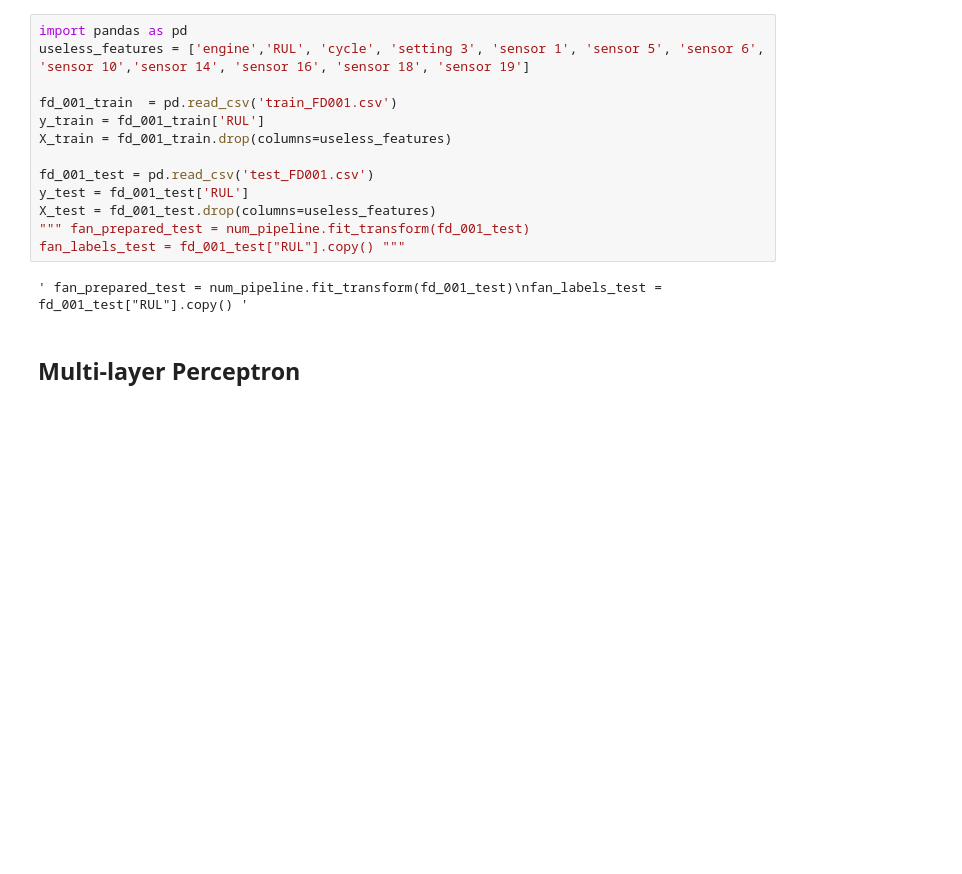
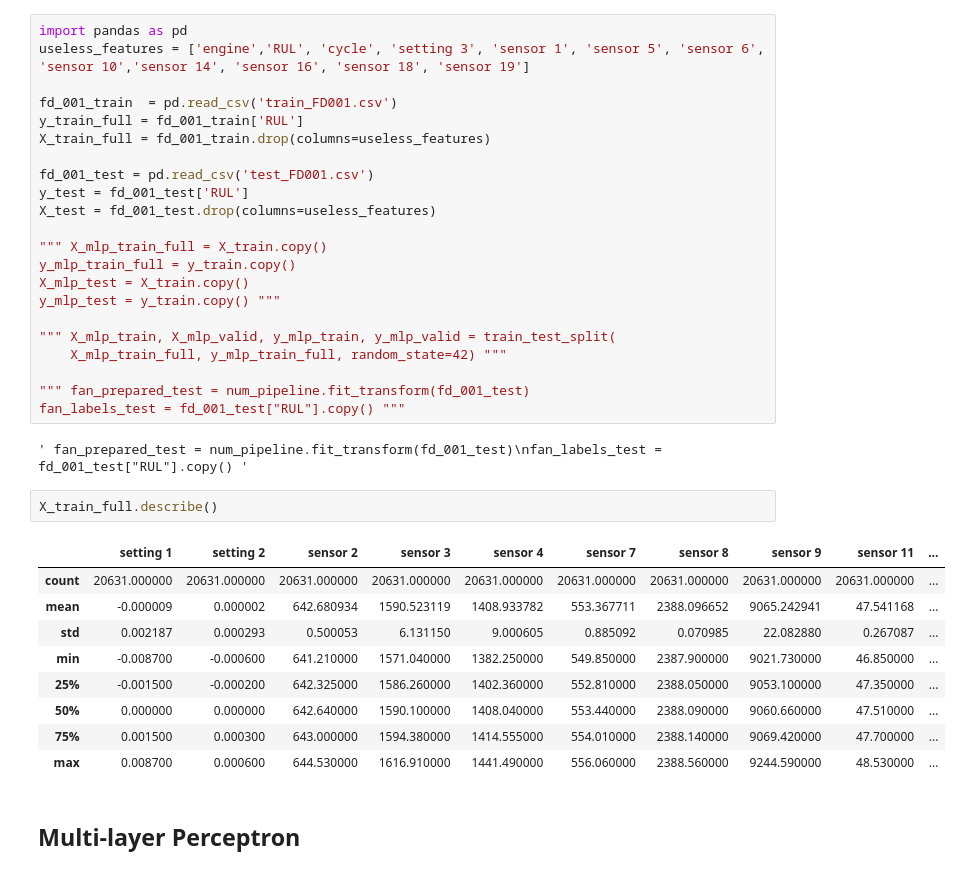
Before and after one commit to larsRikard/Machine-learning-and-sensor-technology, a Jupyter notebook: Assignment 3/Assignment 3.ipynb, the cells around one changed output. Drawn from its saved outputs; the diff is of its cells as text; blank space fills up the shorter version.

```diff
--- a/Assignment 3/Assignment 3.ipynb
+++ b/Assignment 3/Assignment 3.ipynb
@@ -69,16 +79,37 @@ import pandas as pd
 useless_features = ['engine','RUL', 'cycle', 'setting 3', 'sensor 1', 'sensor 5', 'sensor 6', 'sensor 10','sensor 14', 'sensor 16', 'sensor 18', 'sensor 19']
 
 fd_001_train  = pd.read_csv('train_FD001.csv')
-y_train = fd_001_train['RUL']
-X_train = fd_001_train.drop(columns=useless_features)
+y_train_full = fd_001_train['RUL']
+X_train_full = fd_001_train.drop(columns=useless_features)
 
 fd_001_test = pd.read_csv('test_FD001.csv')
 y_test = fd_001_test['RUL']
 X_test = fd_001_test.drop(columns=useless_features)
+
+""" X_mlp_train_full = X_train.copy()
+y_mlp_train_full = y_train.copy()
+X_mlp_test = X_train.copy()
+y_mlp_test = y_train.copy() """
+
+""" X_mlp_train, X_mlp_valid, y_mlp_train, y_mlp_valid = train_test_split(
+    X_mlp_train_full, y_mlp_train_full, random_state=42) """
+
 """ fan_prepared_test = num_pipeline.fit_transform(fd_001_test)
 fan_labels_test = fd_001_test["RUL"].copy() """
 # %% [output]
 ' fan_prepared_test = num_pipeline.fit_transform(fd_001_test)\nfan_labels_test = fd_001_test["RUL"].copy() '
+# %%
+X_train_full.describe()
+# %% [output]
+|  | setting 1 | setting 2 | sensor 2 | sensor 3 | sensor 4 | sensor 7 | sensor 8 | sensor 9 | sensor 11 | ... |
+| count | 20631.000000 | 20631.000000 | 20631.000000 | 20631.000000 | 20631.000000 | 20631.000000 | 20631.000000 | 20631.000000 | 20631.000000 | ... |
+| mean | -0.000009 | 0.000002 | 642.680934 | 1590.523119 | 1408.933782 | 553.367711 | 2388.096652 | 9065.242941 | 47.541168 | ... |
+| std | 0.002187 | 0.000293 | 0.500053 | 6.131150 | 9.000605 | 0.885092 | 0.070985 | 22.082880 | 0.267087 | ... |
+| min | -0.008700 | -0.000600 | 641.210000 | 1571.040000 | 1382.250000 | 549.850000 | 2387.900000 | 9021.730000 | 46.850000 | ... |
+| 25% | -0.001500 | -0.000200 | 642.325000 | 1586.260000 | 1402.360000 | 552.810000 | 2388.050000 | 9053.100000 | 47.350000 | ... |
+| 50% | 0.000000 | 0.000000 | 642.640000 | 1590.100000 | 1408.040000 | 553.440000 | 2388.090000 | 9060.660000 | 47.510000 | ... |
+| 75% | 0.001500 | 0.000300 | 643.000000 | 1594.380000 | 1414.555000 | 554.010000 | 2388.140000 | 9069.420000 | 47.700000 | ... |
+| max | 0.008700 | 0.000600 | 644.530000 | 1616.910000 | 1441.490000 | 556.060000 | 2388.560000 | 9244.590000 | 48.530000 | ... |
 # %% [markdown]
 <h2>Multi-layer Perceptron</h2>
 # %% [markdown]
```
Also changed, not shown: parts of 22 cells of this notebook, 1 other file.
